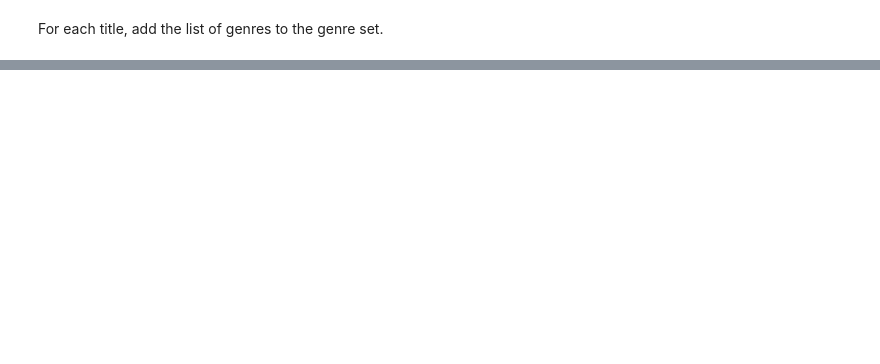
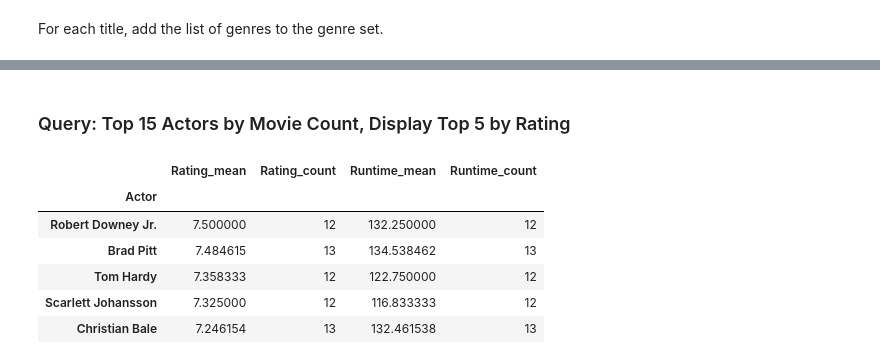
Before and after one commit to sdiehl28/Scikit-Learn-Workflow, a Jupyter notebook: python/Pandas04.ipynb, the cells around one changed output, grey strips where cells are left out. Cells and saved outputs as stored; diff of their text form; code cells hidden in the pictures; blank space fills up the shorter version.

```diff
--- a/python/Pandas04.ipynb
+++ b/python/Pandas04.ipynb
@@ -483,0 +336,4 @@ movie.loc[titles]
+# %%
+# find the 15 actors who are in the most movies and sort by Rating
+actor_common = df_agg.nlargest(n=15, columns=['Rating_count'])
+actor_common.sort_values(by='Rating_mean', ascending=False)
@@ -483,0 +358,13 @@ movie.loc[titles]
+# %% [markdown]
+### Query: Top 15 Actors by Movie Count, Display Top 5 by Rating
+# %%
+# very similar to above query
+actor_common.nlargest(n=5, columns=['Rating_mean'])
+# %% [output]
+|  | Rating_mean | Rating_count | Runtime_mean | Runtime_count |
+| Actor |  |  |  |  |
+| Robert Downey Jr. | 7.500000 | 12 | 132.250000 | 12 |
+| Brad Pitt | 7.484615 | 13 | 134.538462 | 13 |
+| Tom Hardy | 7.358333 | 12 | 122.750000 | 12 |
+| Scarlett Johansson | 7.325000 | 12 | 116.833333 | 12 |
+| Christian Bale | 7.246154 | 13 | 132.461538 | 13 |
```
Also changed, not shown: parts of 155 cells of this notebook, 2 other files.
